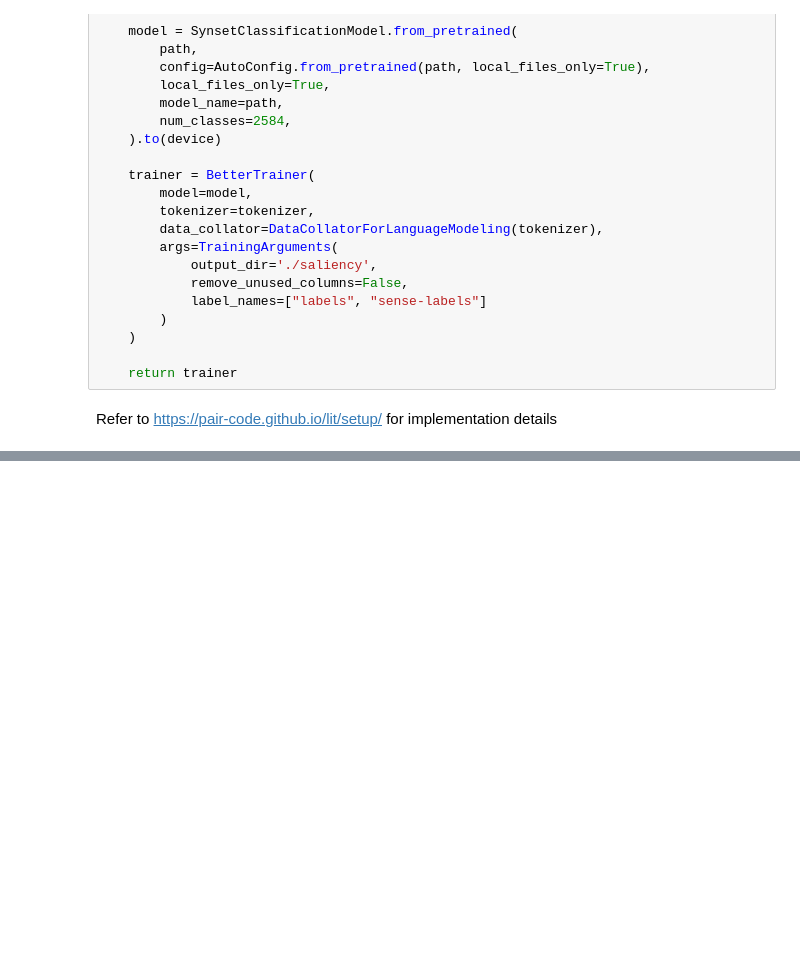
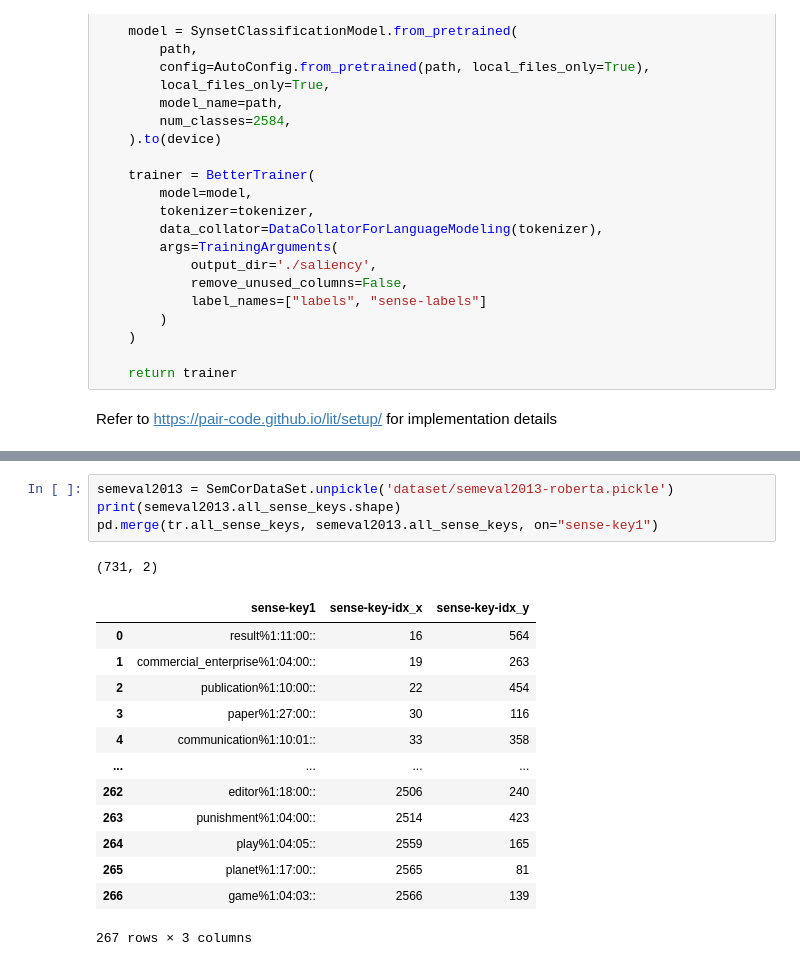
Before and after one commit to WordSenseMakers/bert-wsd, a Jupyter notebook: saliency.ipynb, the cells around one changed output, grey strips where cells are left out. Drawn from its saved outputs; the diff is of its cells as text; blank space fills up the shorter version.

```diff
--- a/saliency.ipynb
+++ b/saliency.ipynb
@@ -153,0 +259,19 @@ ds
+# %%
+semeval2013 = SemCorDataSet.unpickle('dataset/semeval2013-roberta.pickle')
+print(semeval2013.all_sense_keys.shape)
+pd.merge(tr.all_sense_keys, semeval2013.all_sense_keys, on="sense-key1")
+# %% [output]
+(731, 2)
+|  | sense-key1 | sense-key-idx_x | sense-key-idx_y |
+| 0 | result%1:11:00:: | 16 | 564 |
+| 1 | commercial_enterprise%1:04:00:: | 19 | 263 |
+| 2 | publication%1:10:00:: | 22 | 454 |
+| 3 | paper%1:27:00:: | 30 | 116 |
+| 4 | communication%1:10:01:: | 33 | 358 |
+| ... | ... | ... | ... |
+| 262 | editor%1:18:00:: | 2506 | 240 |
+| 263 | punishment%1:04:00:: | 2514 | 423 |
+| 264 | play%1:04:05:: | 2559 | 165 |
+| 265 | planet%1:17:00:: | 2565 | 81 |
+| 266 | game%1:04:03:: | 2566 | 139 |
+267 rows × 3 columns
```
Also changed, not shown: parts of 14 cells of this notebook.
